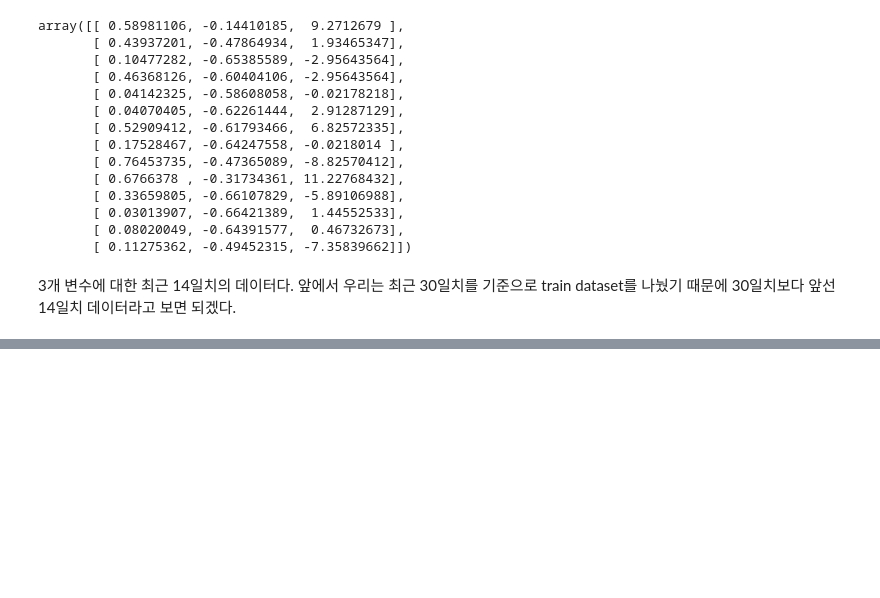
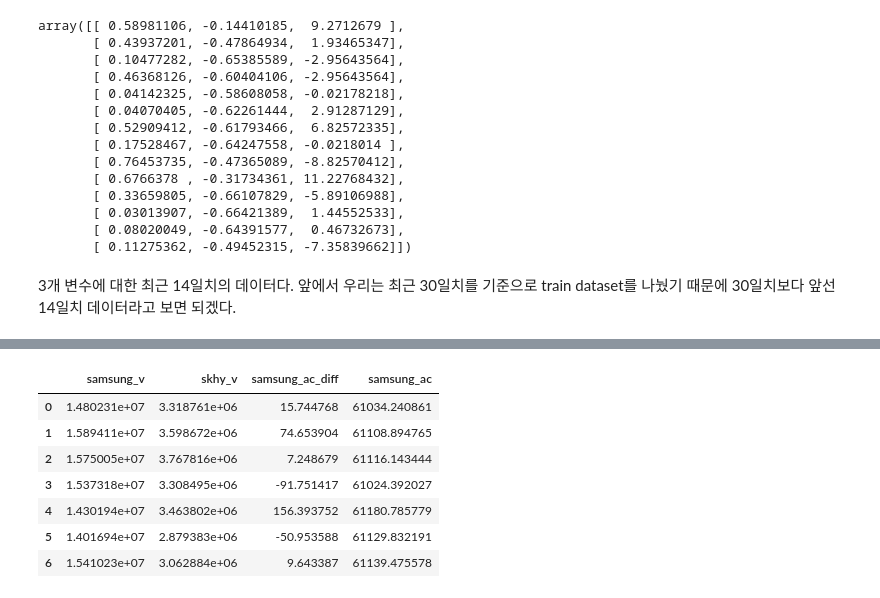
Before and after one commit to sw-song/ts-analysis, a Jupyter notebook: archive/01_var.ipynb, the cells around one changed output, grey strips where cells are left out. Cells and saved outputs as stored; diff of their text form; code cells hidden in the pictures; blank space fills up the shorter version.

```diff
--- a/archive/01_var.ipynb
+++ b/archive/01_var.ipynb
@@ -708,0 +768,14 @@ from statsmodels.tools.eval_measures import rmse, aic
+# %%
+# np.r_은 배열은 연결해줍니다.
+df_f_denorm['samsung_ac'] = np.r_[df_train['samsung_ac'].iloc[-1],
+                                  df_f_denorm['samsung_ac_diff']].cumsum()[1:]
+df_f_denorm
+# %% [output]
+|  | samsung_v | skhy_v | samsung_ac_diff | samsung_ac |
+| 0 | 1.480231e+07 | 3.318761e+06 | 15.744768 | 61034.240861 |
+| 1 | 1.589411e+07 | 3.598672e+06 | 74.653904 | 61108.894765 |
+| 2 | 1.575005e+07 | 3.767816e+06 | 7.248679 | 61116.143444 |
+| 3 | 1.537318e+07 | 3.308495e+06 | -91.751417 | 61024.392027 |
+| 4 | 1.430194e+07 | 3.463802e+06 | 156.393752 | 61180.785779 |
+| 5 | 1.401694e+07 | 2.879383e+06 | -50.953588 | 61129.832191 |
+| 6 | 1.541023e+07 | 3.062884e+06 | 9.643387 | 61139.475578 |
```
Also changed, not shown: parts of 14 cells of this notebook.
